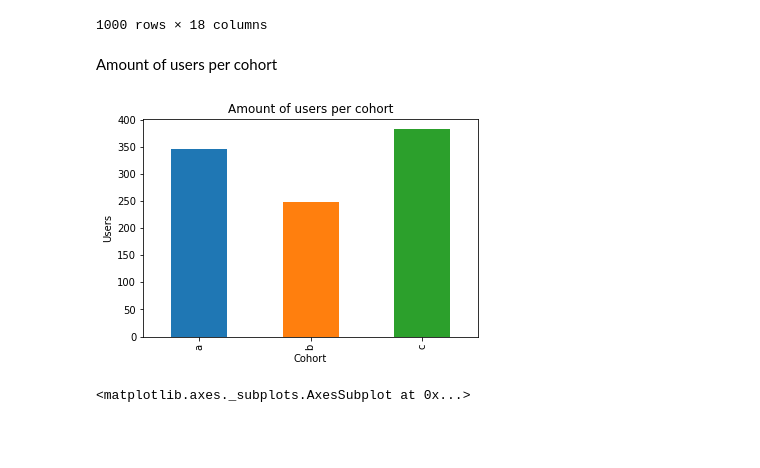
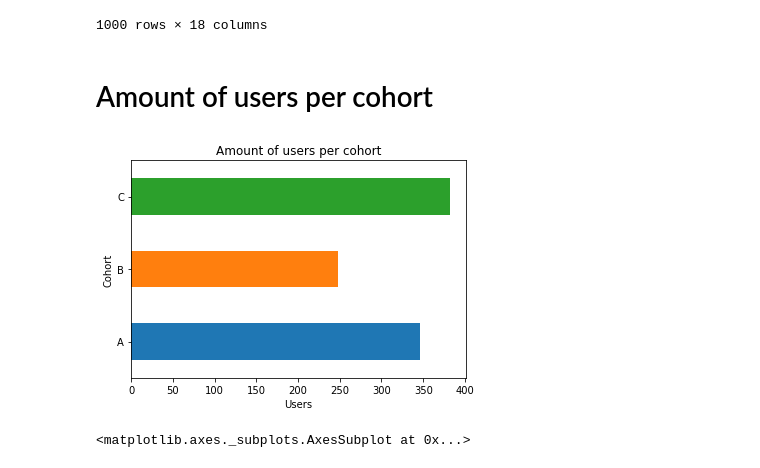
Before and after one commit to mlaguna10/rappi_test, a Jupyter notebook: data_exploration.ipynb, the cells around one changed output. Drawn from its saved outputs; the diff is of its cells as text; code cells hidden in the pictures; blank space fills up the shorter version.

Commit message:
Add files via upload
figures updated

```diff
--- a/data_exploration.ipynb
+++ b/data_exploration.ipynb
@@ -129,15 +129,17 @@ data2
 | 999 | 9897 | 2 | 0 | 0 | 4 | 0 | 0 | 0 | 1 | 1 | 1 | ... |
 1000 rows × 18 columns
 # %% [markdown]
-Amount of users per cohort
+# Amount of users per cohort
 # %%
-data2.groupby('cohort')['userid'].nunique().plot(kind='bar')
-plt.xlabel('Cohort')
-plt.ylabel('Users')
-plt.title('Amount of users per cohort')
-plt.show()
+ax = data2.groupby('cohort')['userid'].nunique().plot(kind='barh')
+ax.set_ylabel('Cohort')
+ax.set_xlabel('Users')
+ax.set_title('Amount of users per cohort')
+ax.set_yticklabels(['A','B','C'])
+plt.plot()
+plt.savefig('fig1.pdf')
 # %% [output]
-[figure, old version]
+[figure, new version]
 # %%
 data2.plot(kind='scatter', x='userid', y='sum')
 # %% [output]
```
Also changed, not shown: parts of 15 cells of this notebook, 7 other files.
